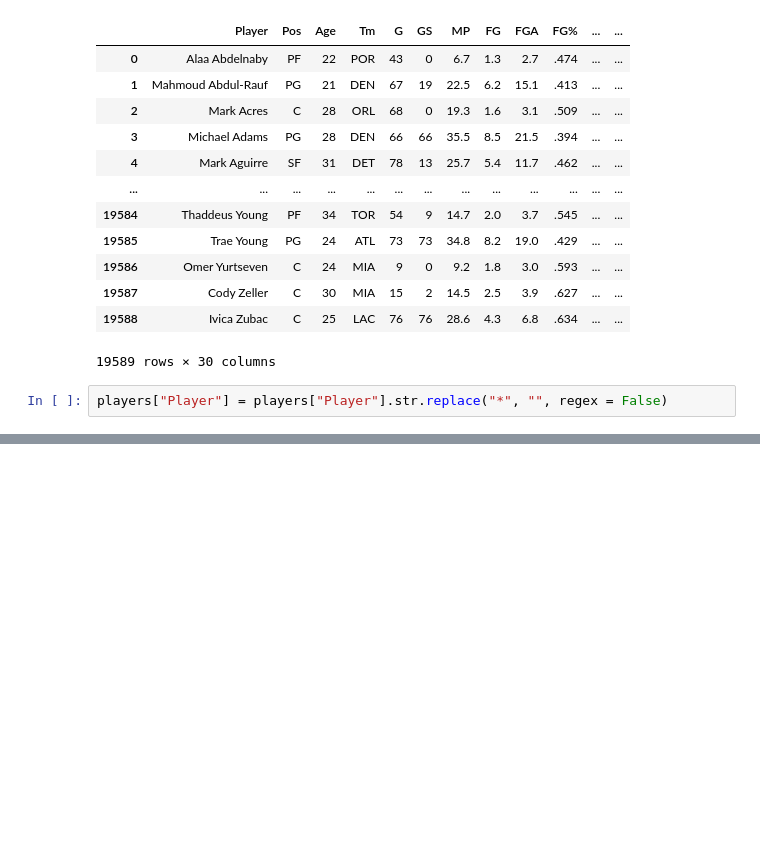
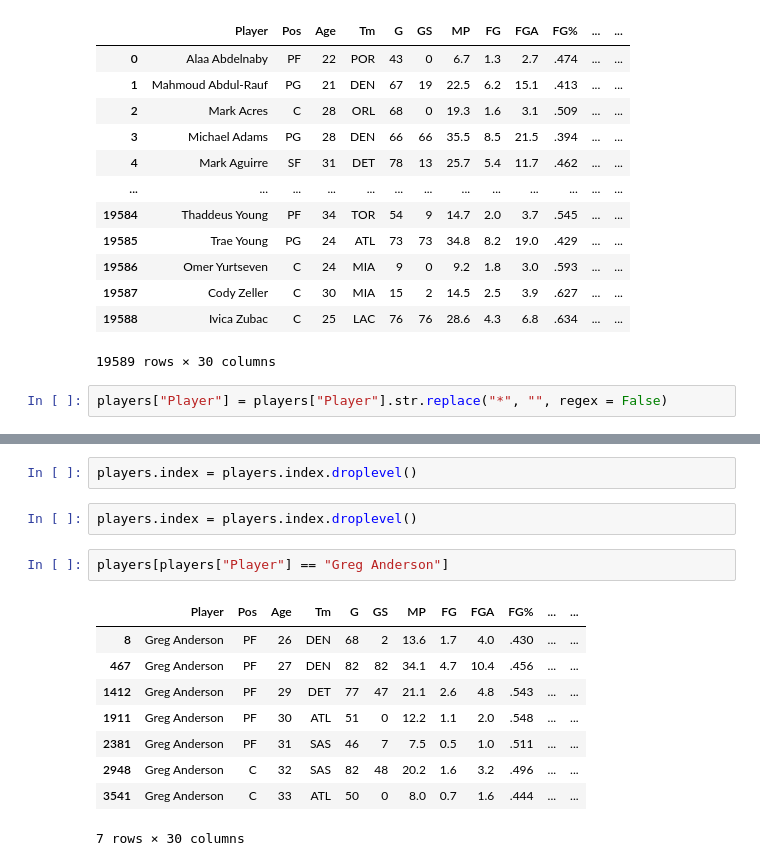
Before and after one commit to solairamu/nba-ML, a Jupyter notebook: data_cleaning.ipynb, the cells around one changed output, grey strips where cells are left out. Saved outputs shown, nothing was run; the diff lists cells and outputs as text; blank space fills up the shorter version.

```diff
--- a/data_cleaning.ipynb
+++ b/data_cleaning.ipynb
@@ -77,0 +110,16 @@ players["Player"] = players["Player"].str.replace("*", "", regex = False)
+# %%
+players.index = players.index.droplevel()
+# %%
+players.index = players.index.droplevel()
+# %%
+players[players["Player"] == "Greg Anderson"]
+# %% [output]
+|  | Player | Pos | Age | Tm | G | GS | MP | FG | FGA | FG% | ... | ... |
+| 8 | Greg Anderson | PF | 26 | DEN | 68 | 2 | 13.6 | 1.7 | 4.0 | .430 | ... | ... |
+| 467 | Greg Anderson | PF | 27 | DEN | 82 | 82 | 34.1 | 4.7 | 10.4 | .456 | ... | ... |
+| 1412 | Greg Anderson | PF | 29 | DET | 77 | 47 | 21.1 | 2.6 | 4.8 | .543 | ... | ... |
+| 1911 | Greg Anderson | PF | 30 | ATL | 51 | 0 | 12.2 | 1.1 | 2.0 | .548 | ... | ... |
+| 2381 | Greg Anderson | PF | 31 | SAS | 46 | 7 | 7.5 | 0.5 | 1.0 | .511 | ... | ... |
+| 2948 | Greg Anderson | C | 32 | SAS | 82 | 48 | 20.2 | 1.6 | 3.2 | .496 | ... | ... |
+| 3541 | Greg Anderson | C | 33 | ATL | 50 | 0 | 8.0 | 0.7 | 1.6 | .444 | ... | ... |
+7 rows × 30 columns
```
Also changed, not shown: parts of 2 cells of this notebook.
